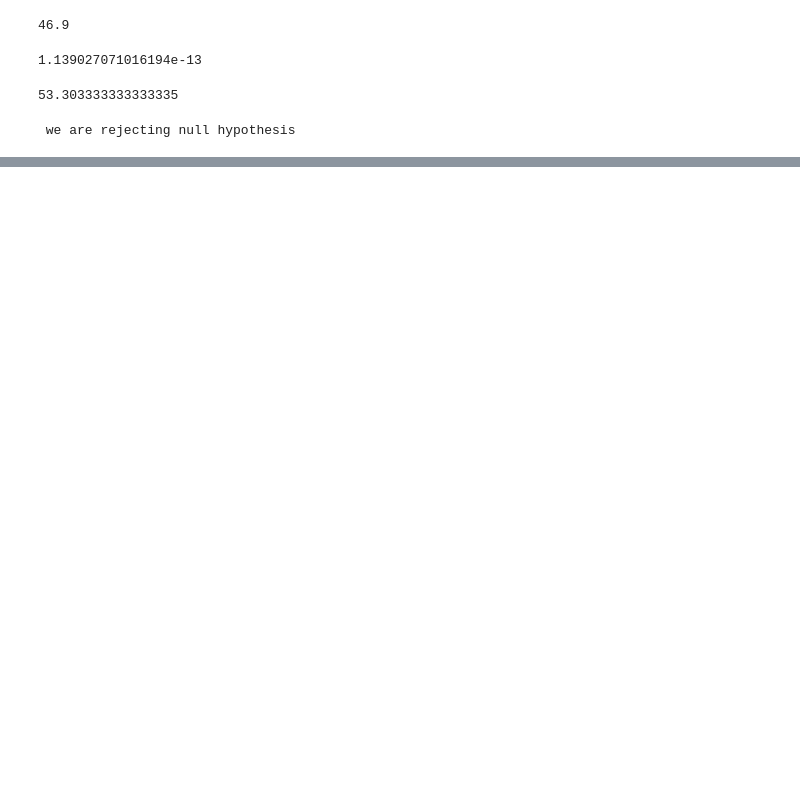
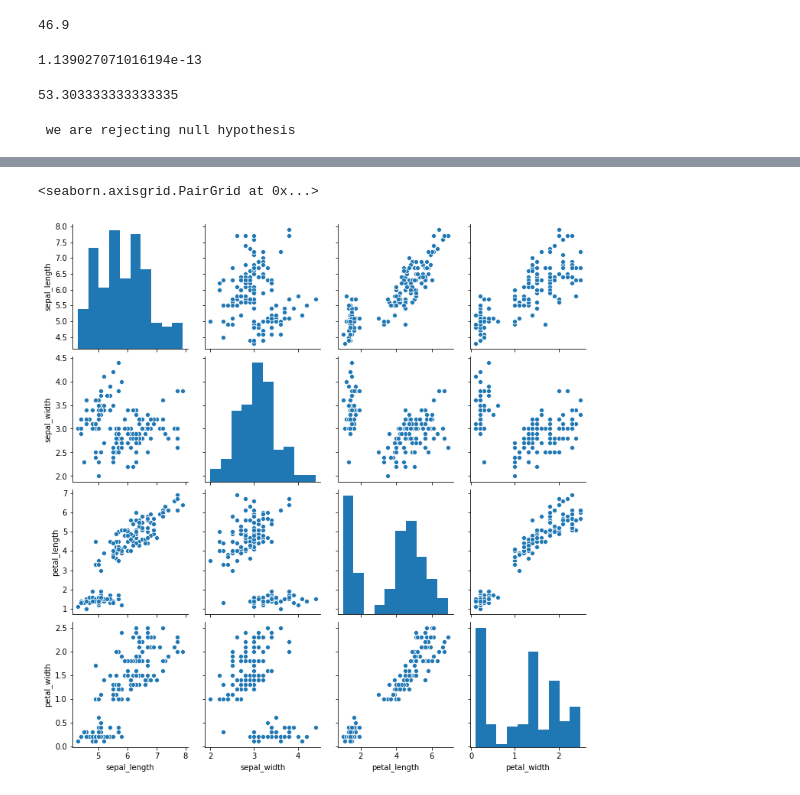
Before and after one commit to akshayDhotre/machine-learning-course, a Jupyter notebook: Hypothesis Testing.ipynb, the cells around one changed output, grey strips where cells are left out. Cells and saved outputs as stored; diff of their text form; code cells hidden in the pictures; blank space fills up the shorter version.

```diff
--- a/Hypothesis Testing.ipynb
+++ b/Hypothesis Testing.ipynb
@@ -76,0 +152,4 @@ else:
+# %%
+# Correlation
+import seaborn as sns
+df = sns.load_dataset('iris')
@@ -76,0 +165,5 @@ else:
+# %%
+sns.pairplot(df)
+# %% [output]
+<seaborn.axisgrid.PairGrid at 0x...>
+[figure, added]
```
Also changed, not shown: parts of 19 cells of this notebook, 1 other file.
